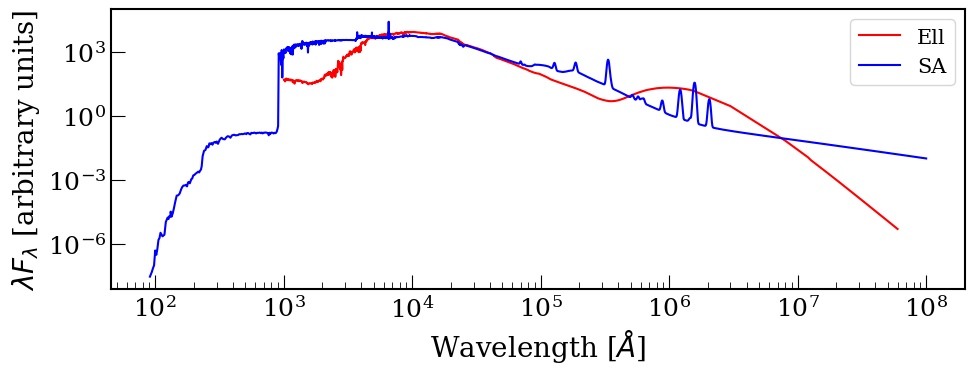
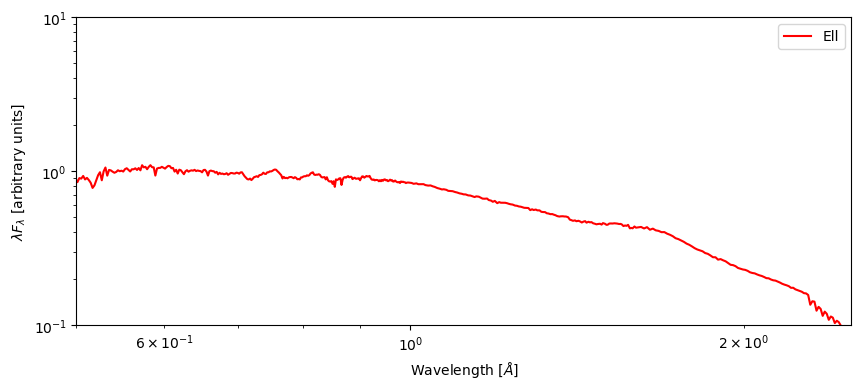
Unified diff of the notebook cell whose output changed from the first chart to the second:
--- before
+++ after
@@ -1,6 +1,8 @@
 plt.figure(figsize=(10,4))
-plt.plot(Ell_SED_rest[0], Ell_SED_rest[1] * Ell_SED_rest[0], label='Ell', c='r')
-plt.plot(S0_SED_rest[0], S0_SED_rest[1] * S0_SED_rest[0], label='SA', c='b')
+plt.plot((Ell_SED_rest[0] * u.AA).to(u.micron), Ell_SED_rest[1], label='Ell', c='r')
+#plt.plot(S0_SED_rest[0], S0_SED_rest[1] * S0_SED_rest[0], label='SA', c='b')
 
+plt.xlim(.5, 2.5)
+plt.ylim(1e-1, 1e1)
 plt.xscale('log')
 plt.yscale('log')

Commit: up to now, do not know what I added